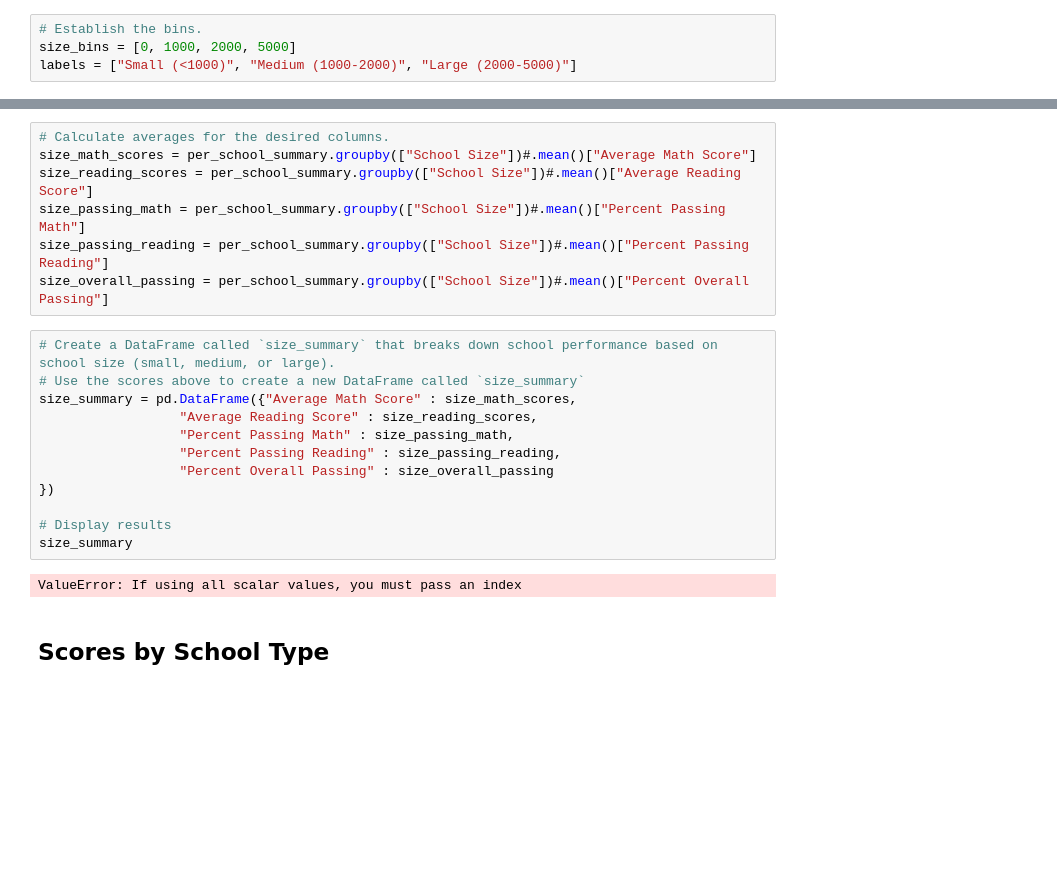
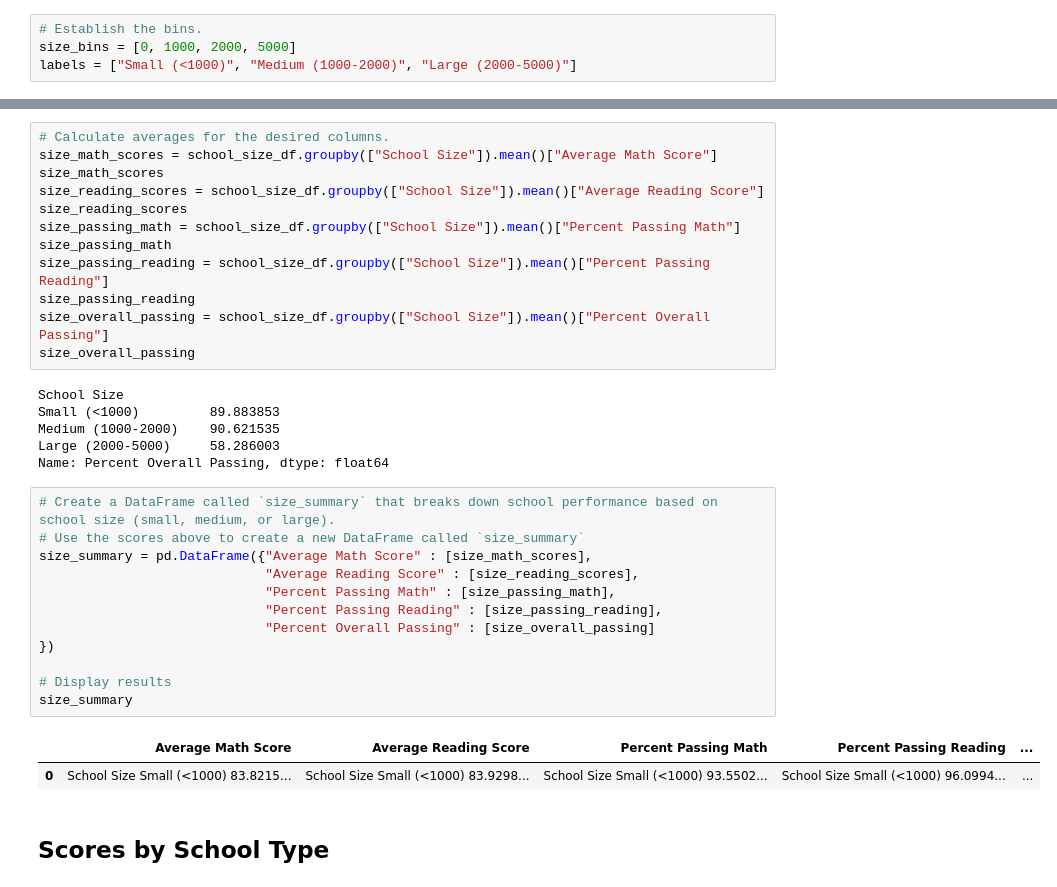
Before and after one commit to AnaGonz2020/PyCitySchools_Analysis, a Jupyter notebook: PyCity_Schools/PyCitySchools_finished.ipynb, the cells around one changed output, grey strips where cells are left out. Saved outputs shown, nothing was run; the diff lists cells and outputs as text; blank space fills up the shorter version.

```diff
--- a/PyCity_Schools/PyCitySchools_2.ipynb
+++ b/PyCity_Schools/PyCitySchools_finished.ipynb
@@ -557,24 +573,36 @@ school_size_df["School Size"] = pd.cut(school_size_df["Total Students"], size_bi
 # %%
 # Calculate averages for the desired columns.
-size_math_scores = per_school_summary.groupby(["School Size"])#.mean()["Average Math Score"]
-size_reading_scores = per_school_summary.groupby(["School Size"])#.mean()["Average Reading Score"]
-size_passing_math = per_school_summary.groupby(["School Size"])#.mean()["Percent Passing Math"]
-size_passing_reading = per_school_summary.groupby(["School Size"])#.mean()["Percent Passing Reading"]
-size_overall_passing = per_school_summary.groupby(["School Size"])#.mean()["Percent Overall Passing"]
+size_math_scores = school_size_df.groupby(["School Size"]).mean()["Average Math Score"]
+size_math_scores
+size_reading_scores = school_size_df.groupby(["School Size"]).mean()["Average Reading Score"]
+size_reading_scores
+size_passing_math = school_size_df.groupby(["School Size"]).mean()["Percent Passing Math"]
+size_passing_math
+size_passing_reading = school_size_df.groupby(["School Size"]).mean()["Percent Passing Reading"]
+size_passing_reading
+size_overall_passing = school_size_df.groupby(["School Size"]).mean()["Percent Overall Passing"]
+size_overall_passing
+# %% [output]
+School Size
+Small (<1000)         89.883853
+Medium (1000-2000)    90.621535
+Large (2000-5000)     58.286003
+Name: Percent Overall Passing, dtype: float64
 # %%
 # Create a DataFrame called `size_summary` that breaks down school performance based on school size (small, medium, or large).
 # Use the scores above to create a new DataFrame called `size_summary`
-size_summary = pd.DataFrame({"Average Math Score" : size_math_scores,
-                  "Average Reading Score" : size_reading_scores,
-                  "Percent Passing Math" : size_passing_math,
-                  "Percent Passing Reading" : size_passing_reading,
-                  "Percent Overall Passing" : size_overall_passing
+size_summary = pd.DataFrame({"Average Math Score" : [size_math_scores],
+                             "Average Reading Score" : [size_reading_scores],
+                             "Percent Passing Math" : [size_passing_math],
+                             "Percent Passing Reading" : [size_passing_reading],
+                             "Percent Overall Passing" : [size_overall_passing]
 })
 
 # Display results
 size_summary
 # %% [output]
-ValueError: If using all scalar values, you must pass an index
+|  | Average Math Score | Average Reading Score | Percent Passing Math | Percent Passing Reading | ... |
+| 0 | School Size Small (<1000) 83.8215... | School Size Small (<1000) 83.9298... | School Size Small (<1000) 93.5502... | School Size Small (<1000) 96.0994... | ... |
 # %% [markdown]
 ## Scores by School Type
 # %%
```
Also changed, not shown: parts of 6 cells of this notebook, 2 other files.
